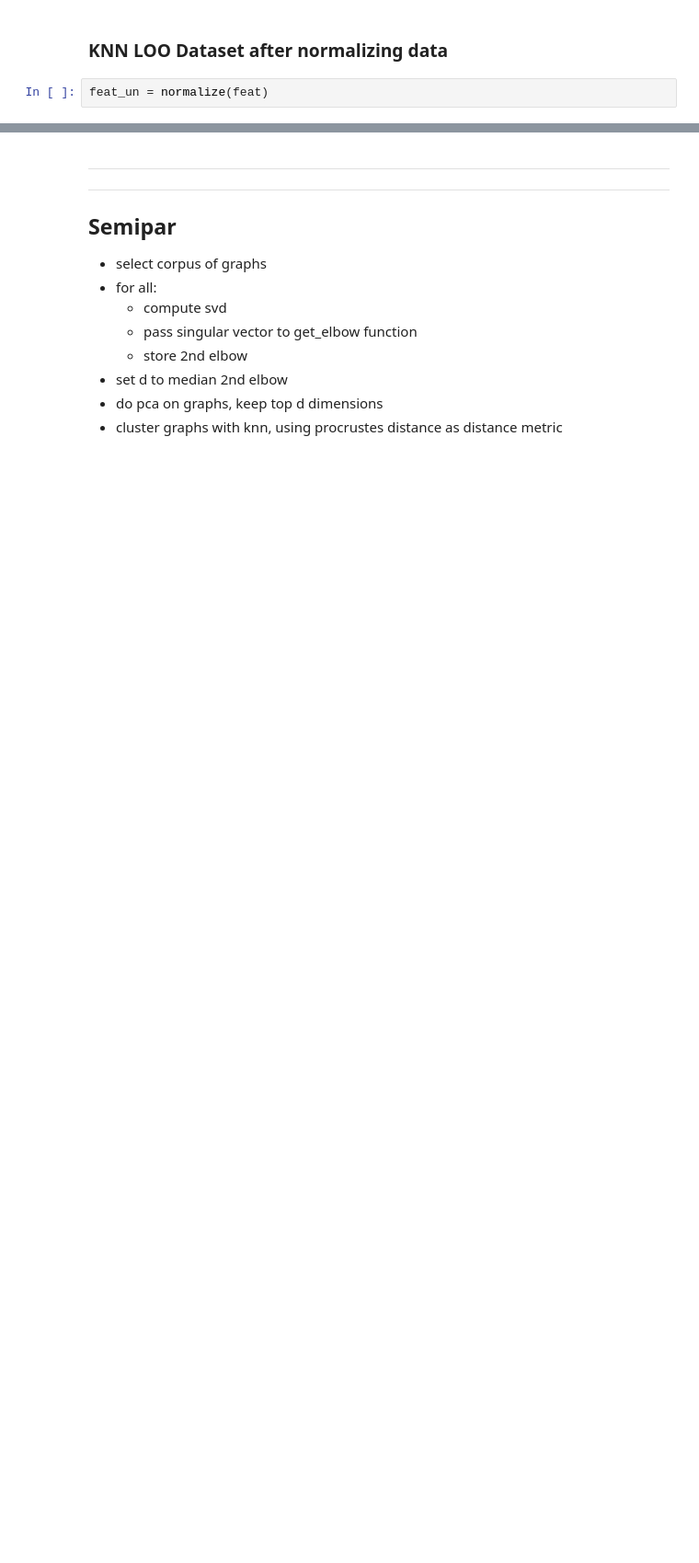
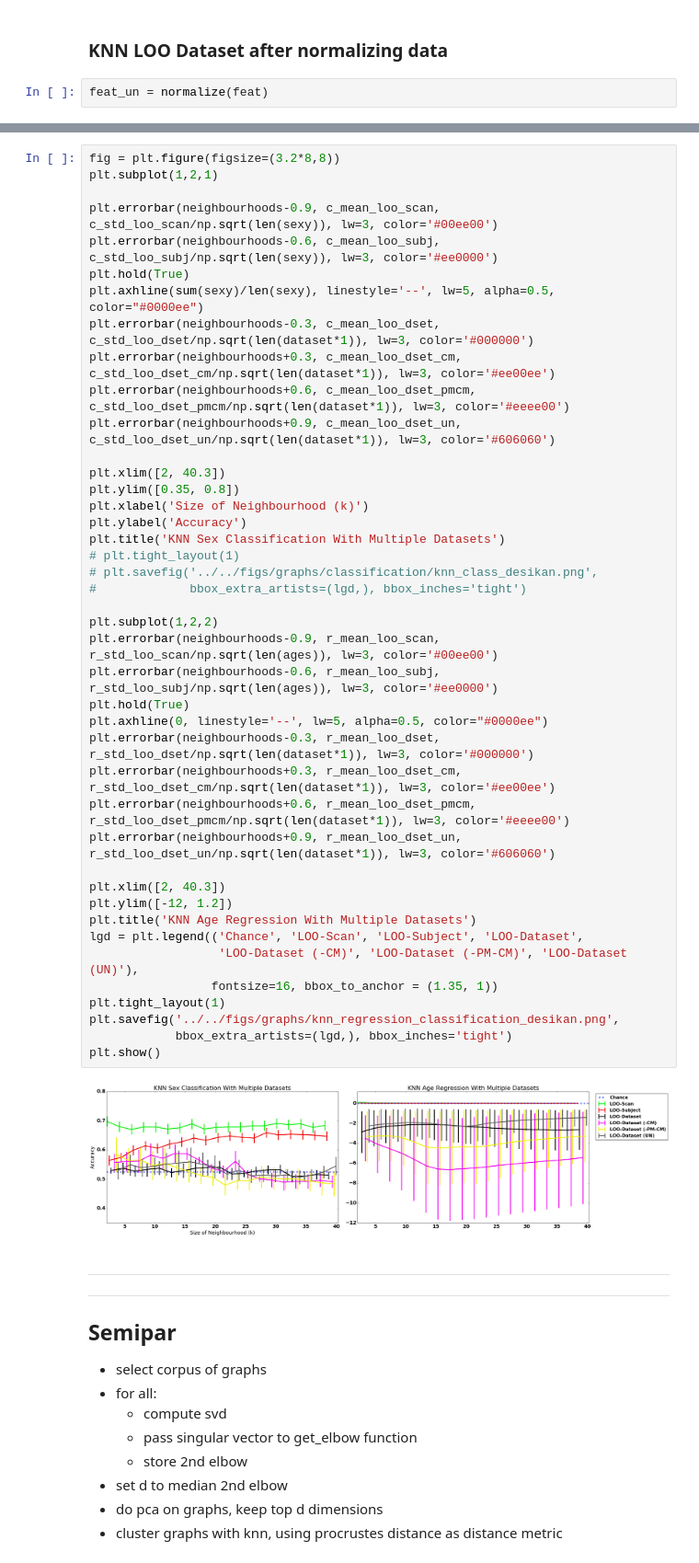
Before and after one commit to gkiar/dataset_variance, a Jupyter notebook: code/prototype/knn_classification.ipynb, the cells around one changed output, grey strips where cells are left out. Shown at 92% size. Drawn from its saved outputs; the diff is of its cells as text; blank space fills up the shorter version.

```diff
--- a/code/prototype/knn_classification.ipynb
+++ b/code/prototype/knn_classification.ipynb
@@ -839,3 +796,47 @@ plt.show()
+# %%
+fig = plt.figure(figsize=(3.2*8,8))
+plt.subplot(1,2,1)
+
+plt.errorbar(neighbourhoods-0.9, c_mean_loo_scan, c_std_loo_scan/np.sqrt(len(sexy)), lw=3, color='#00ee00')
+plt.errorbar(neighbourhoods-0.6, c_mean_loo_subj, c_std_loo_subj/np.sqrt(len(sexy)), lw=3, color='#ee0000')
+plt.hold(True)
+plt.axhline(sum(sexy)/len(sexy), linestyle='--', lw=5, alpha=0.5, color="#0000ee")
+plt.errorbar(neighbourhoods-0.3, c_mean_loo_dset, c_std_loo_dset/np.sqrt(len(dataset*1)), lw=3, color='#000000')
+plt.errorbar(neighbourhoods+0.3, c_mean_loo_dset_cm, c_std_loo_dset_cm/np.sqrt(len(dataset*1)), lw=3, color='#ee00ee')
+plt.errorbar(neighbourhoods+0.6, c_mean_loo_dset_pmcm, c_std_loo_dset_pmcm/np.sqrt(len(dataset*1)), lw=3, color='#eeee00')
+plt.errorbar(neighbourhoods+0.9, c_mean_loo_dset_un, c_std_loo_dset_un/np.sqrt(len(dataset*1)), lw=3, color='#606060')
+
+plt.xlim([2, 40.3])
+plt.ylim([0.35, 0.8])
+plt.xlabel('Size of Neighbourhood (k)')
+plt.ylabel('Accuracy')
+plt.title('KNN Sex Classification With Multiple Datasets')
+# plt.tight_layout(1)
+# plt.savefig('../../figs/graphs/classification/knn_class_desikan.png',
+#             bbox_extra_artists=(lgd,), bbox_inches='tight')
+
+plt.subplot(1,2,2)
+plt.errorbar(neighbourhoods-0.9, r_mean_loo_scan, r_std_loo_scan/np.sqrt(len(ages)), lw=3, color='#00ee00')
+plt.errorbar(neighbourhoods-0.6, r_mean_loo_subj, r_std_loo_subj/np.sqrt(len(ages)), lw=3, color='#ee0000')
+plt.hold(True)
+plt.axhline(0, linestyle='--', lw=5, alpha=0.5, color="#0000ee")
+plt.errorbar(neighbourhoods-0.3, r_mean_loo_dset, r_std_loo_dset/np.sqrt(len(dataset*1)), lw=3, color='#000000')
+plt.errorbar(neighbourhoods+0.3, r_mean_loo_dset_cm, r_std_loo_dset_cm/np.sqrt(len(dataset*1)), lw=3, color='#ee00ee')
+plt.errorbar(neighbourhoods+0.6, r_mean_loo_dset_pmcm, r_std_loo_dset_pmcm/np.sqrt(len(dataset*1)), lw=3, color='#eeee00')
+plt.errorbar(neighbourhoods+0.9, r_mean_loo_dset_un, r_std_loo_dset_un/np.sqrt(len(dataset*1)), lw=3, color='#606060')
+
+plt.xlim([2, 40.3])
+plt.ylim([-12, 1.2])
+plt.title('KNN Age Regression With Multiple Datasets')
+lgd = plt.legend(('Chance', 'LOO-Scan', 'LOO-Subject', 'LOO-Dataset',
+                  'LOO-Dataset (-CM)', 'LOO-Dataset (-PM-CM)', 'LOO-Dataset (UN)'),
+                 fontsize=16, bbox_to_anchor = (1.35, 1))
+plt.tight_layout(1)
+plt.savefig('../../figs/graphs/knn_regression_classification_desikan.png',
+            bbox_extra_artists=(lgd,), bbox_inches='tight')
+plt.show()
+# %% [output]
+[figure, added]
 # %% [markdown]
 -------
 
```
Also changed, not shown: parts of 40 cells of this notebook, 1 other file.
